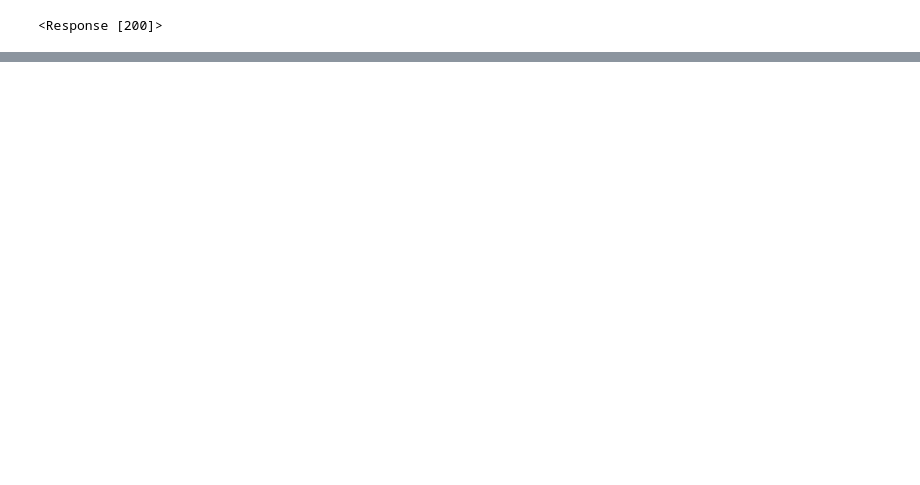
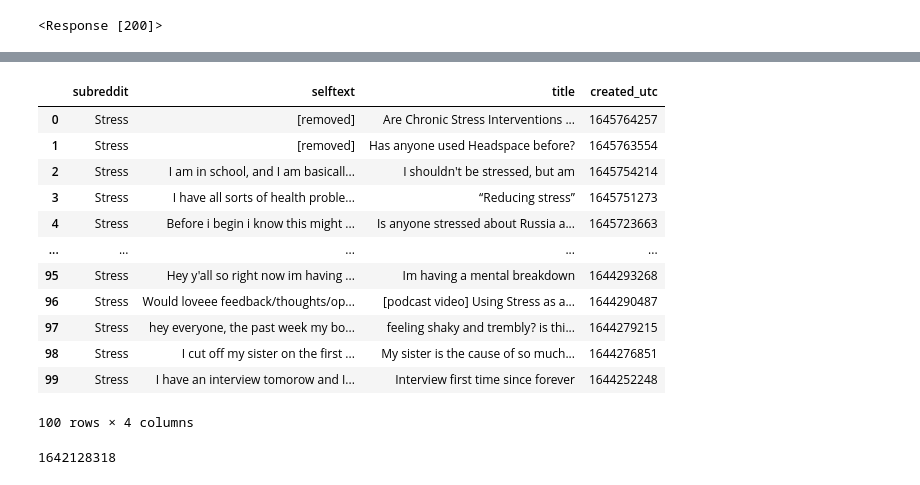
Before and after one commit to msamhz/GA-Lessons, a Jupyter notebook: project_3/Sample_test.ipynb, the cells around one changed output, grey strips where cells are left out. Drawn from its saved outputs; the diff is of its cells as text; code cells hidden in the pictures; blank space fills up the shorter version.

```diff
--- a/project_3/Sample_test.ipynb
+++ b/project_3/Sample_test.ipynb
@@ -60,0 +142,34 @@ pd.DataFrame(data)
+# %%
+url = 'https://api.pushshift.io/reddit/search/submission'
+params ={
+    'subreddit': 'Stress',
+    'before': 1645780384,
+    'size': 100
+}
+
+pd.DataFrame(requests.get(url,params).json()['data'])[['subreddit', 'selftext', 'title','created_utc']]
+# %% [output]
+|  | subreddit | selftext | title | created_utc |
+| 0 | Stress | [removed] | Are Chronic Stress Interventions ... | 1645764257 |
+| 1 | Stress | [removed] | Has anyone used Headspace before? | 1645763554 |
+| 2 | Stress | I am in school, and I am basicall... | I shouldn't be stressed, but am | 1645754214 |
+| 3 | Stress | I have all sorts of health proble... | “Reducing stress” | 1645751273 |
+| 4 | Stress | Before i begin i know this might ... | Is anyone stressed about Russia a... | 1645723663 |
+| ... | ... | ... | ... | ... |
+| 95 | Stress | Hey y'all so right now im having ... | Im having a mental breakdown | 1644293268 |
+| 96 | Stress | Would loveee feedback/thoughts/op... | [podcast video] Using Stress as a... | 1644290487 |
+| 97 | Stress | hey everyone, the past week my bo... | feeling shaky and trembly? is thi... | 1644279215 |
+| 98 | Stress | I cut off my sister on the first ... | My sister is the cause of so much... | 1644276851 |
+| 99 | Stress | I have an interview tomorow and I... | Interview first time since forever | 1644252248 |
+100 rows × 4 columns
+# %%
+url = 'https://api.pushshift.io/reddit/search/submission'
+params ={
+    'subreddit': 'Stress',
+    'before': 1644252248,
+    'size': 100
+}
+
+pd.DataFrame(requests.get(url,params).json()['data'])[['subreddit', 'selftext', 'title','created_utc']].iloc[-1,-1]
+# %% [output]
+1642128318
```
Also changed, not shown: parts of 20 cells of this notebook, 1 other file.
